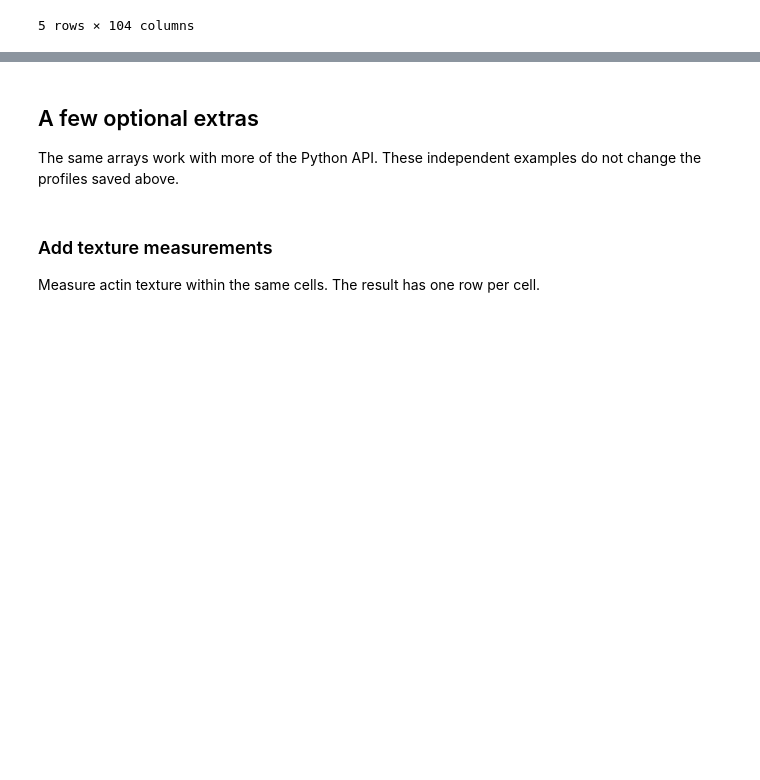
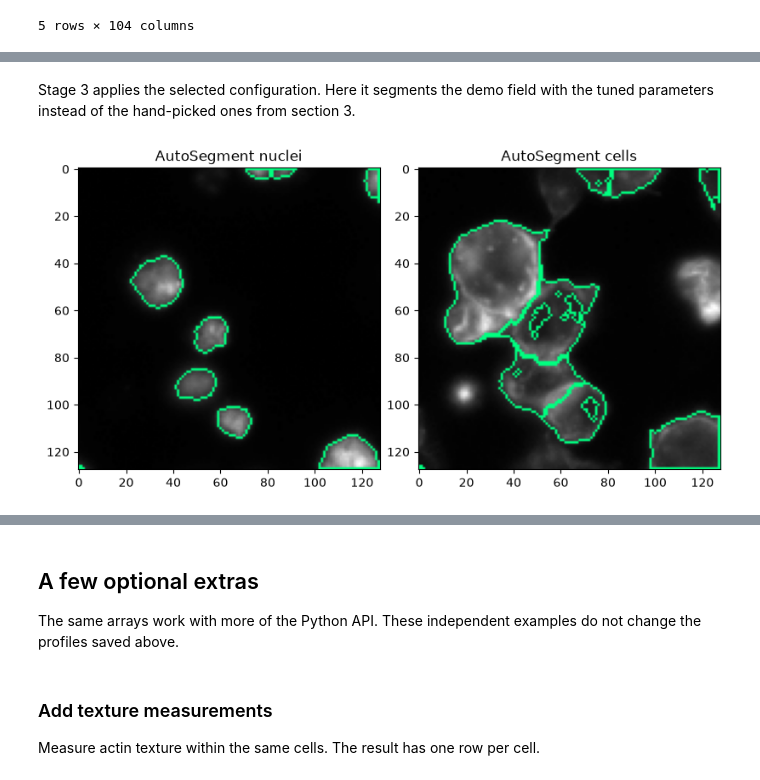
Before and after one commit to WayScience/cp-anywhere, a Jupyter notebook: docs/src/cell-profiling-anywhere.ipynb, the cells around one changed output, grey strips where cells are left out. Drawn from its saved outputs; the diff is of its cells as text; code cells hidden in the pictures; blank space fills up the shorter version.

```diff
--- a/docs/src/cell-profiling-anywhere.ipynb
+++ b/docs/src/cell-profiling-anywhere.ipynb
@@ -274,0 +288,25 @@ saved_profiles.head()
+# %%
+from cp_anywhere import autosegment, quality
+
+# Deliberately lenient for this demo field; calibrate bounds on your own data.
+qc_profile = quality.QcProfile.from_criteria(
+    name="demo",
+    version="v1",
+    criteria=[
+        quality.QcCriterion(channel="DNA", metric="PercentMaximal", maximum=99.0)
+    ],
+)
+
+fields = {"field-1": {"DNA": dna_corrected, "Actin": actin_corrected}}
+
+selection = autosegment.auto(
+    fields,
+    channels={"nuclei": "DNA", "cells": "Actin"},
+    quality_profile=qc_profile,
+    pipelines=["classical"],  # "stardist" needs the stardist-model native build
+    trials=8,
+    seed=42,
+)
+print(f"status: {selection.status}")
+print(f"selected pipeline: {selection.selected_pipeline_name}")
+pd.Series(dict(selection.selected_parameters or {}))
@@ -274,0 +337,13 @@ saved_profiles.head()
+# %% [markdown]
+Stage 3 applies the selected configuration. Here it segments the demo field with the tuned parameters instead of the hand-picked ones from section 3.
+# %%
+auto_masks = selection.segment(fields)["field-1"]
+
+fig, axes = plt.subplots(1, 2, figsize=(8, 4), layout="constrained")
+axes[0].imshow(cp.preview_segmentation(auto_masks.nuclei, dna_corrected))
+axes[0].set_title("AutoSegment nuclei")
+axes[1].imshow(cp.preview_segmentation(auto_masks.cells, actin_corrected))
+axes[1].set_title("AutoSegment cells")
+plt.show()
+# %% [output]
+[figure, added]
```
Also changed, not shown: parts of 5 cells of this notebook, 6 other files.
